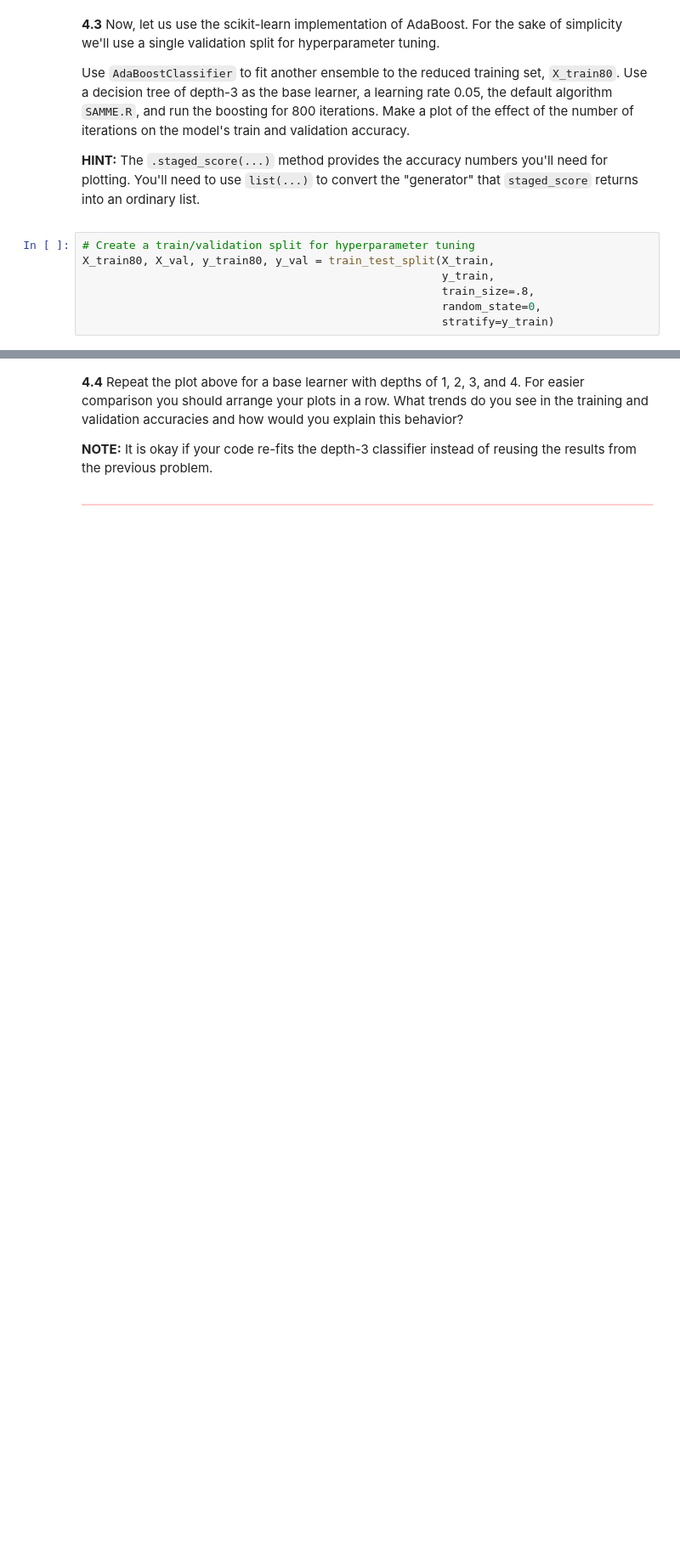
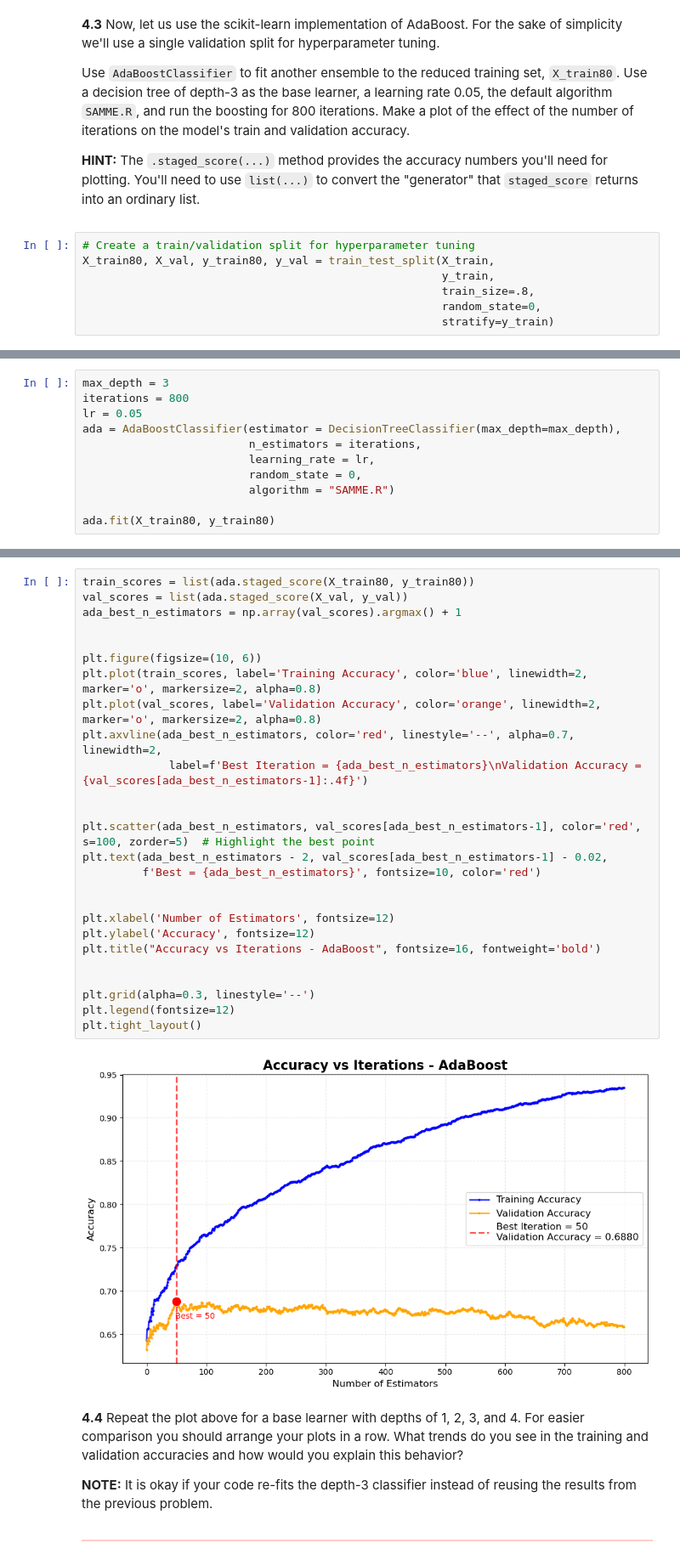
Before and after one commit to WayneKaiYeh/CSCI-E-109A-Intro-of-DS-HW, a Jupyter notebook: HW_6_notebook/cs1090a_hw6/cs1090a_hw6.ipynb, the cells around one changed output, grey strips where cells are left out. Shown at 85% size. Saved outputs shown, nothing was run; the diff lists cells and outputs as text; blank space fills up the shorter version.

```diff
--- a/HW_6_notebook/cs1090a_hw6/cs1090a_hw6.ipynb
+++ b/HW_6_notebook/cs1090a_hw6/cs1090a_hw6.ipynb
@@ -989,0 +1194,11 @@ X_train80, X_val, y_train80, y_val = train_test_split(X_train,
+# %%
+max_depth = 3
+iterations = 800
+lr = 0.05
+ada = AdaBoostClassifier(estimator = DecisionTreeClassifier(max_depth=max_depth),
+                         n_estimators = iterations,
+                         learning_rate = lr,
+                         random_state = 0,
+                         algorithm = "SAMME.R")
+
+ada.fit(X_train80, y_train80)
@@ -990,3 +1208,31 @@ X_train80, X_val, y_train80, y_val = train_test_split(X_train,
+# %%
+train_scores = list(ada.staged_score(X_train80, y_train80))
+val_scores = list(ada.staged_score(X_val, y_val))
+ada_best_n_estimators = np.array(val_scores).argmax() + 1
+
+
+plt.figure(figsize=(10, 6))
+plt.plot(train_scores, label='Training Accuracy', color='blue', linewidth=2, marker='o', markersize=2, alpha=0.8)
+plt.plot(val_scores, label='Validation Accuracy', color='orange', linewidth=2, marker='o', markersize=2, alpha=0.8)
+plt.axvline(ada_best_n_estimators, color='red', linestyle='--', alpha=0.7, linewidth=2,
+             label=f'Best Iteration = {ada_best_n_estimators}\nValidation Accuracy = {val_scores[ada_best_n_estimators-1]:.4f}')
+
+
+plt.scatter(ada_best_n_estimators, val_scores[ada_best_n_estimators-1], color='red', s=100, zorder=5)  # Highlight the best point
+plt.text(ada_best_n_estimators - 2, val_scores[ada_best_n_estimators-1] - 0.02,
+         f'Best = {ada_best_n_estimators}', fontsize=10, color='red')
+
+
+plt.xlabel('Number of Estimators', fontsize=12)
+plt.ylabel('Accuracy', fontsize=12)
+plt.title("Accuracy vs Iterations - AdaBoost", fontsize=16, fontweight='bold')
+
+
+plt.grid(alpha=0.3, linestyle='--')
+plt.legend(fontsize=12)
+plt.tight_layout()
+# %% [output]
+[figure, added]
 # %% [markdown]
 <!-- END QUESTION -->
 
```
Also changed, not shown: parts of 41 cells of this notebook.
